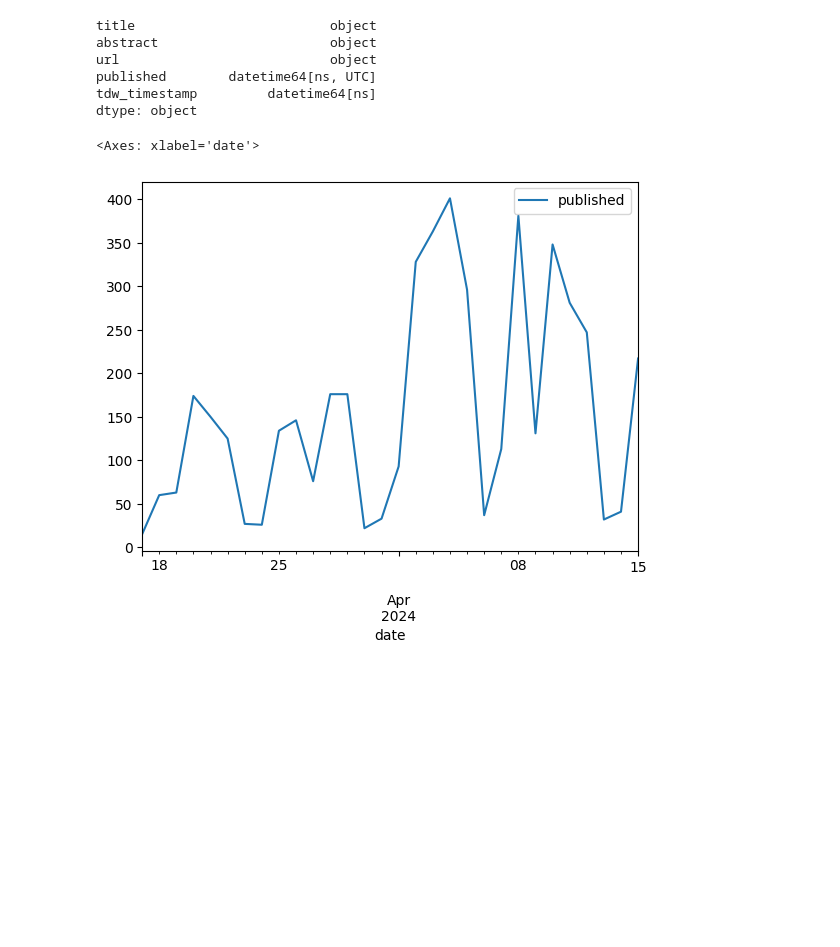
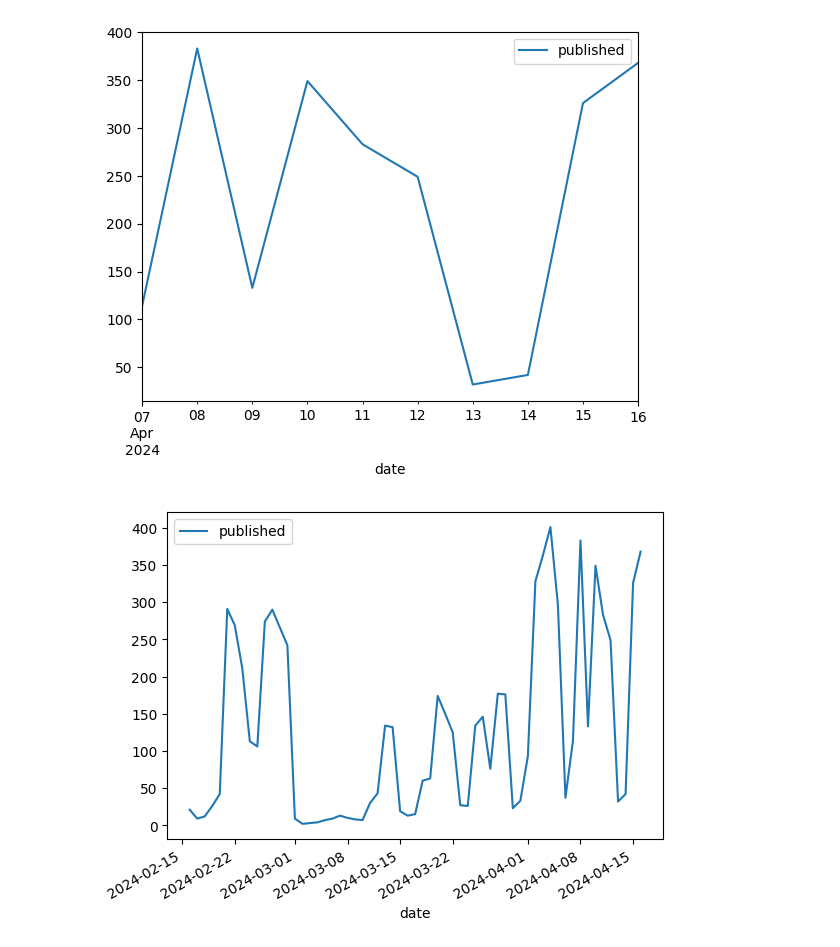
Before and after one commit to state-of-the-art-with-ai/state-of-the-art-with-ai, a Jupyter notebook: notebooks/inspect_papers.ipynb, the cells around one changed output. Saved outputs shown, nothing was run; the diff lists cells and outputs as text; code cells hidden in the pictures; blank space fills up the shorter version.

```diff
--- a/notebooks/inspect_papers.ipynb
+++ b/notebooks/inspect_papers.ipynb
@@ -22,25 +21,22 @@ df.sort_values(by='published', ascending=False)
-# %%
-df.dtypes
-# %% [output]
-title                         object
-abstract                      object
-url                           object
-published        datetime64[ns, UTC]
-tdw_timestamp         datetime64[ns]
-dtype: object
 # %%
 import pandas as pd
-new_df = df.groupby(by=df.published.dt.date).agg({'published': 'count'})
-new_df['date'] = new_df.index
-new_df['published_count'] = new_df['published']
+def plot_days(n_days):
+    new_df = df.groupby(by=df.published.dt.date).agg({'published': 'count'})
+    new_df['date'] = new_df.index
+    new_df['published_count'] = new_df['published']
 
 
-NUM_OF_DAYS = 30
-new_df.reset_index(drop=True, inplace=True)
-new_df = new_df.sort_values(by='date', ascending=False).head(NUM_OF_DAYS)
-new_df['date'] = pd.to_datetime(new_df['date'])
-new_df.reset_index(drop=True, inplace=True)
-new_df.plot(x='date', y='published')
+    NUM_OF_DAYS = 30
+    new_df.reset_index(drop=True, inplace=True)
+    new_df = new_df.sort_values(by='date', ascending=False).head(n_days)
+    new_df['date'] = pd.to_datetime(new_df['date'])
+    new_df.reset_index(drop=True, inplace=True)
+    new_df.plot(x='date', y='published')
+
+plot_days(10)
 # %% [output]
-<Axes: xlabel='date'>
-[figure, old version]
+[figure, new version]
+# %%
+plot_days(60)
+# %% [output]
+[figure, added]
```
Also changed, not shown: parts of 1 cell of this notebook, 9 other files.
